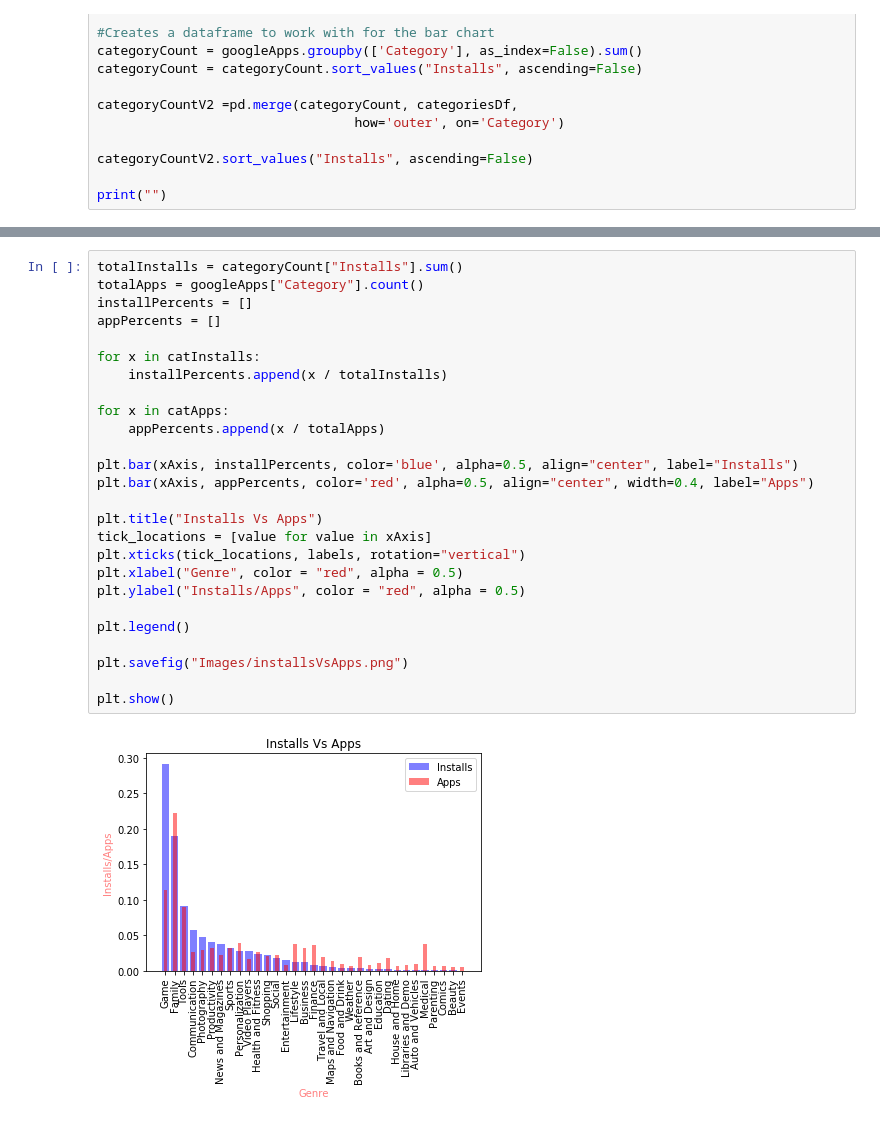
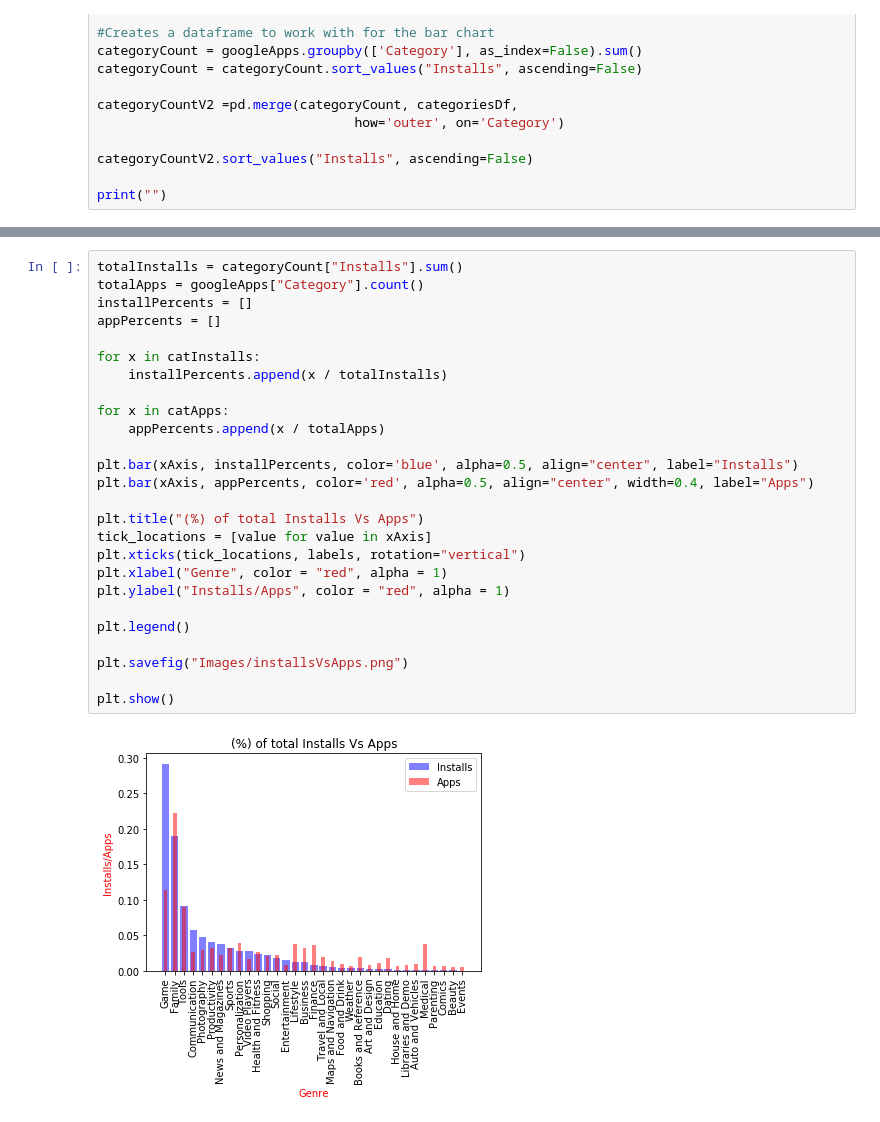
Before and after one commit to KylePeterson623/Project1, a Jupyter notebook: kyle.ipynb, the cells around one changed output, grey strips where cells are left out. Cells and saved outputs as stored; diff of their text form.

```diff
--- a/kyle.ipynb
+++ b/kyle.ipynb
@@ -300,28 +300,28 @@ plt.show()
 # %%
 totalInstalls = categoryCount["Installs"].sum()
 totalApps = googleApps["Category"].count()
 installPercents = []
 appPercents = []
 
 for x in catInstalls:
     installPercents.append(x / totalInstalls)
 
 for x in catApps:
     appPercents.append(x / totalApps)
 
 plt.bar(xAxis, installPercents, color='blue', alpha=0.5, align="center", label="Installs")
 plt.bar(xAxis, appPercents, color='red', alpha=0.5, align="center", width=0.4, label="Apps")
 
-plt.title("Installs Vs Apps")
+plt.title("(%) of total Installs Vs Apps")
 tick_locations = [value for value in xAxis]
 plt.xticks(tick_locations, labels, rotation="vertical")
-plt.xlabel("Genre", color = "red", alpha = 0.5)
-plt.ylabel("Installs/Apps", color = "red", alpha = 0.5)
+plt.xlabel("Genre", color = "red", alpha = 1)
+plt.ylabel("Installs/Apps", color = "red", alpha = 1)
 
 plt.legend()
 
 plt.savefig("Images/installsVsApps.png")
 
 plt.show()
 # %% [output]
-[figure, old version]
+[figure, new version]
```
Also changed, not shown: parts of 4 cells of this notebook, 12 other files.
